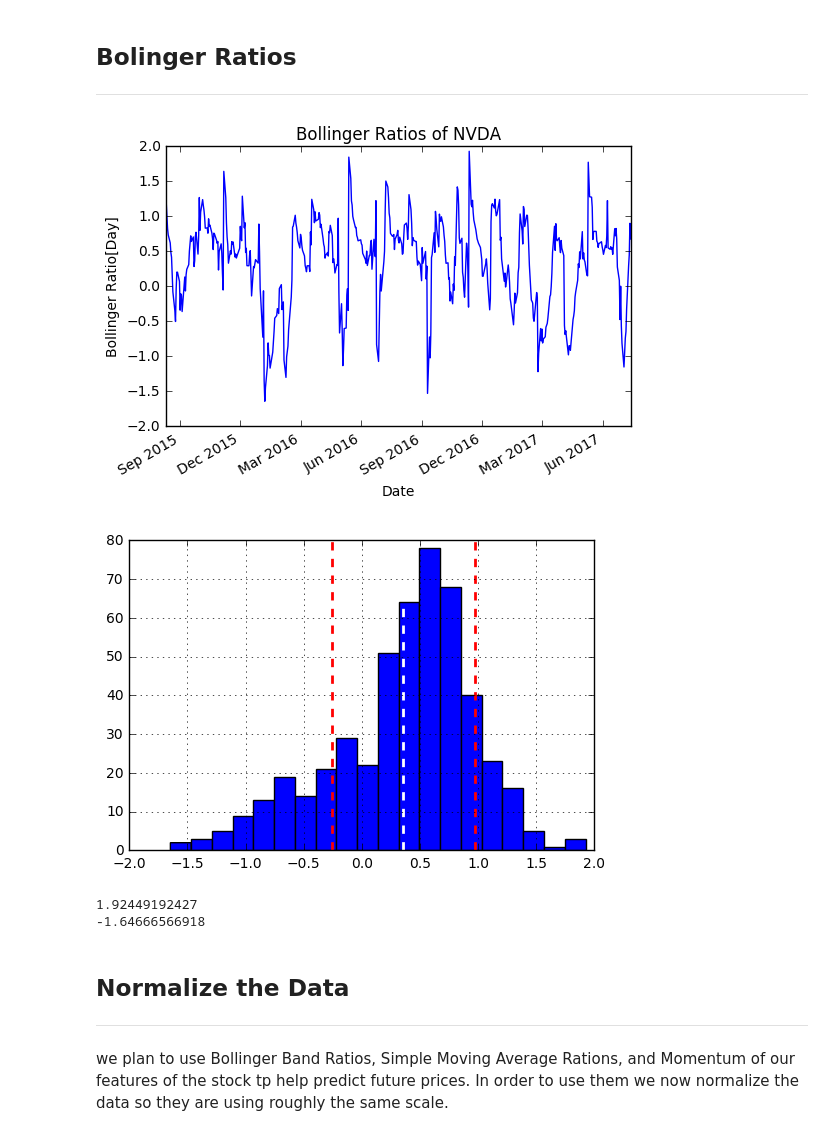
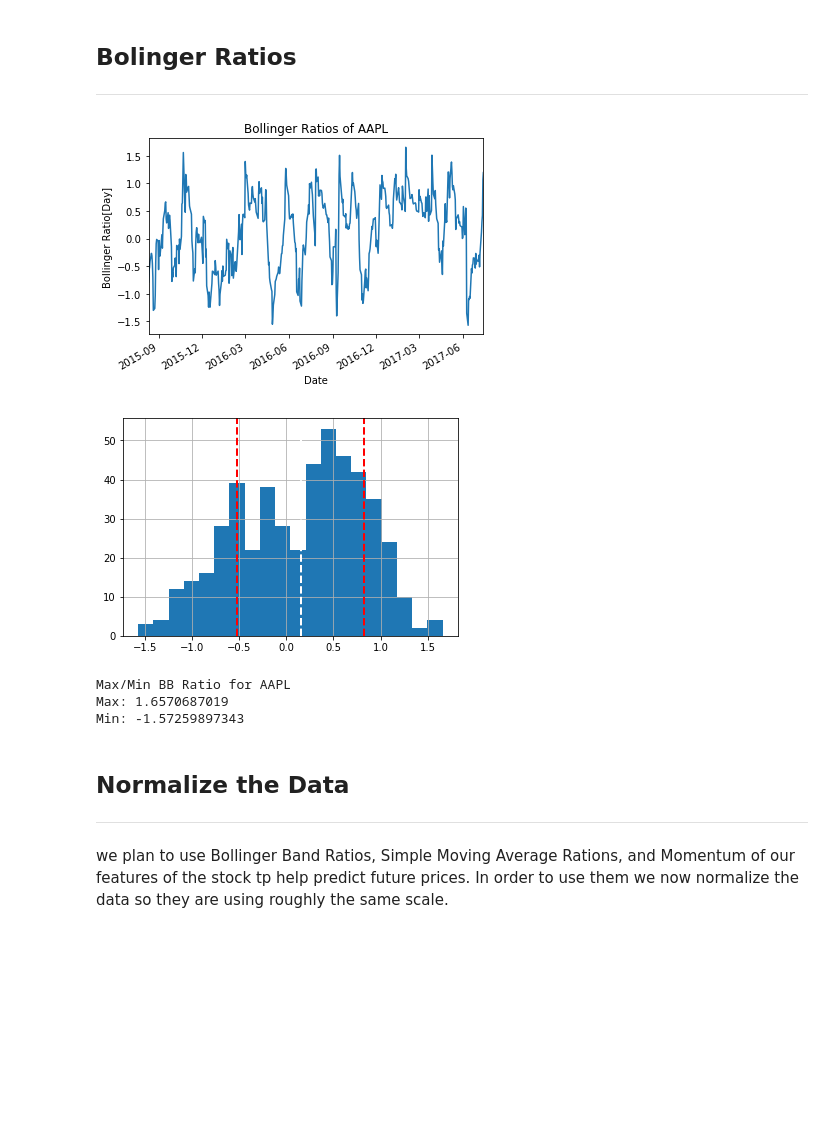
Before and after one commit to mbozelka/Machine-Learning-Capstone, a Jupyter notebook: project/data-exploration/Data Exploration.ipynb, the cells around one changed output. Cells and saved outputs as stored; diff of their text form; code cells hidden in the pictures; blank space fills up the shorter version.

```diff
--- a/project/data-exploration/Data Exploration.ipynb
+++ b/project/data-exploration/Data Exploration.ipynb
@@ -162,9 +167,12 @@ class RegressionLearner:
 # use two years of dates for data exploration
 dates = pd.date_range('2015-07-14', '2017-07-14')
 
+ticker = 'AAPL'
+
 # These will be the tickers we will be working with to build our model
 # SPY is added as a benchmark model.
-tickers = ['NVDA']
+tickers = [ticker]
+
 
 df_explore = fetch_data(tickers, dates)
 print df_explore.head(n=5)
@@ -217,9 +225,9 @@ dtype: float64
 ## Rolling Stats
 ---
 # %%
-rolling_mean = get_rolling_mean(df_explore['NVDA'], window=20)
-rolling_std = get_rolling_std(df_explore['NVDA'], window=20)
+rolling_mean = get_rolling_mean(df_explore[ticker], window=20)
+rolling_std = get_rolling_std(df_explore[ticker], window=20)
 lower_band, upper_band = get_bollinger_bands(rolling_mean, rolling_std)
 
-print_bollinger_bands(df_explore['NVDA'], rolling_mean, lower_band, upper_band, 'NVDA')
+print_bollinger_bands(df_explore[ticker], rolling_mean, lower_band, upper_band, ticker)
 # %% [output]
@@ -286,18 +294,20 @@ Min:  -0.667297438331
 ## Bolinger Ratios
 ---
 # %%
-br_ratios = get_bollinger_ratios(df_explore['NVDA'], rolling_mean, rolling_std)
+bb_ratios = get_bollinger_ratios(df_explore[ticker], rolling_mean, rolling_std)
 
-plot_data(br_ratios, title='Bollinger Ratios of NVDA', xlabel='Date', ylabel='Bollinger Ratio[Day]')
-plot_hist_with_stats(br_ratios, bins=20, title='NVDA')
+plot_data(bb_ratios, title='Bollinger Ratios of ' + ticker, xlabel='Date', ylabel='Bollinger Ratio[Day]')
+plot_hist_with_stats(bb_ratios, bins=20, title=ticker)
 
-print br_ratios.max()
-print br_ratios.min()
+print 'Max/Min BB Ratio for ' + ticker
+print 'Max:', bb_ratios.max()
+print 'Min:', bb_ratios.min()
 # %% [output]
-[figure, old version]
+[figure, new version]
-[figure, old version]
+[figure, new version]
-1.92449192427
--1.64666566918
+Max/Min BB Ratio for AAPL
+Max: 1.6570687019
+Min: -1.57259897343
 # %% [markdown]
 ## Normalize the Data
 ---
```
Also changed, not shown: parts of 17 cells of this notebook.
